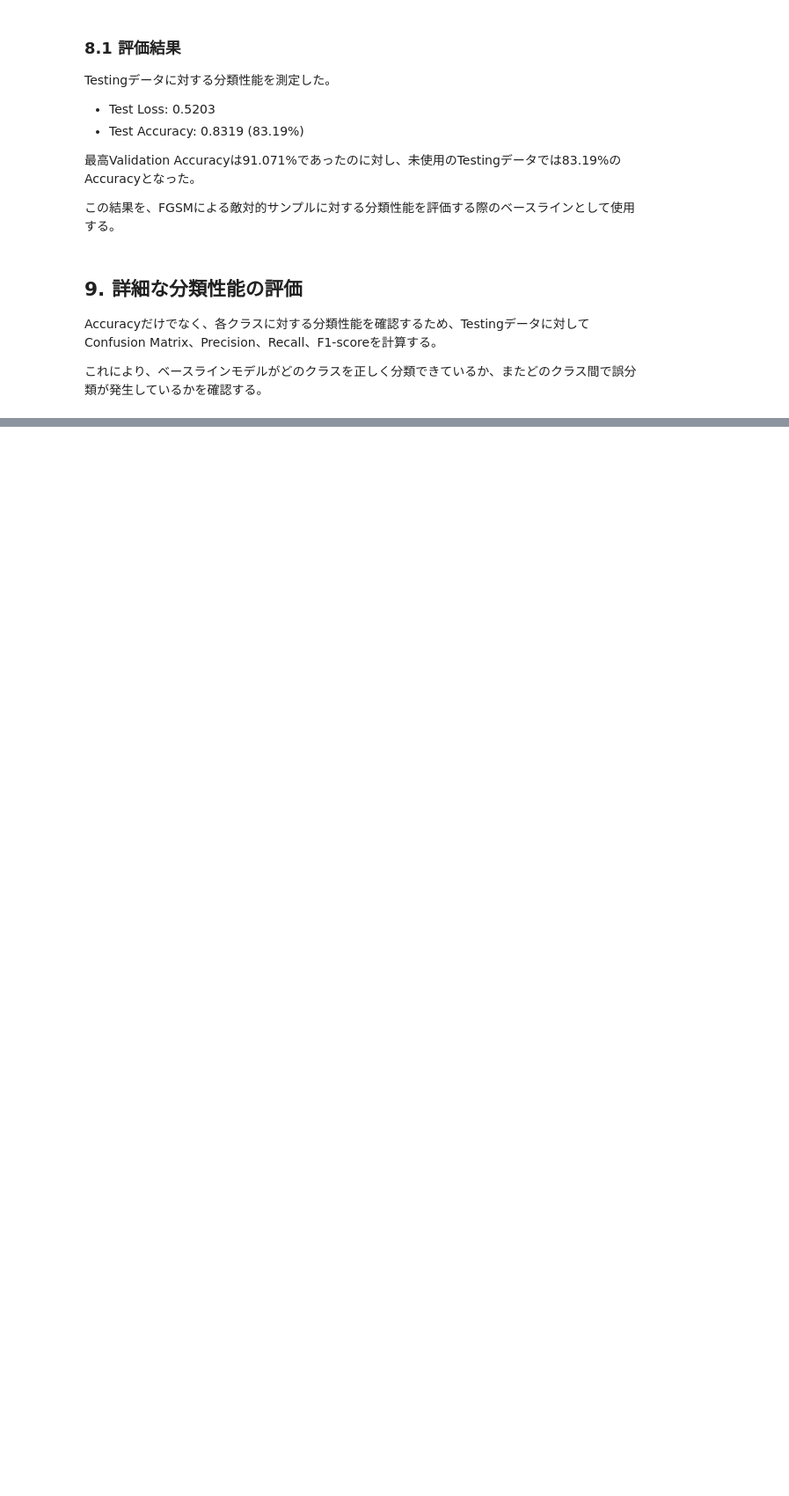
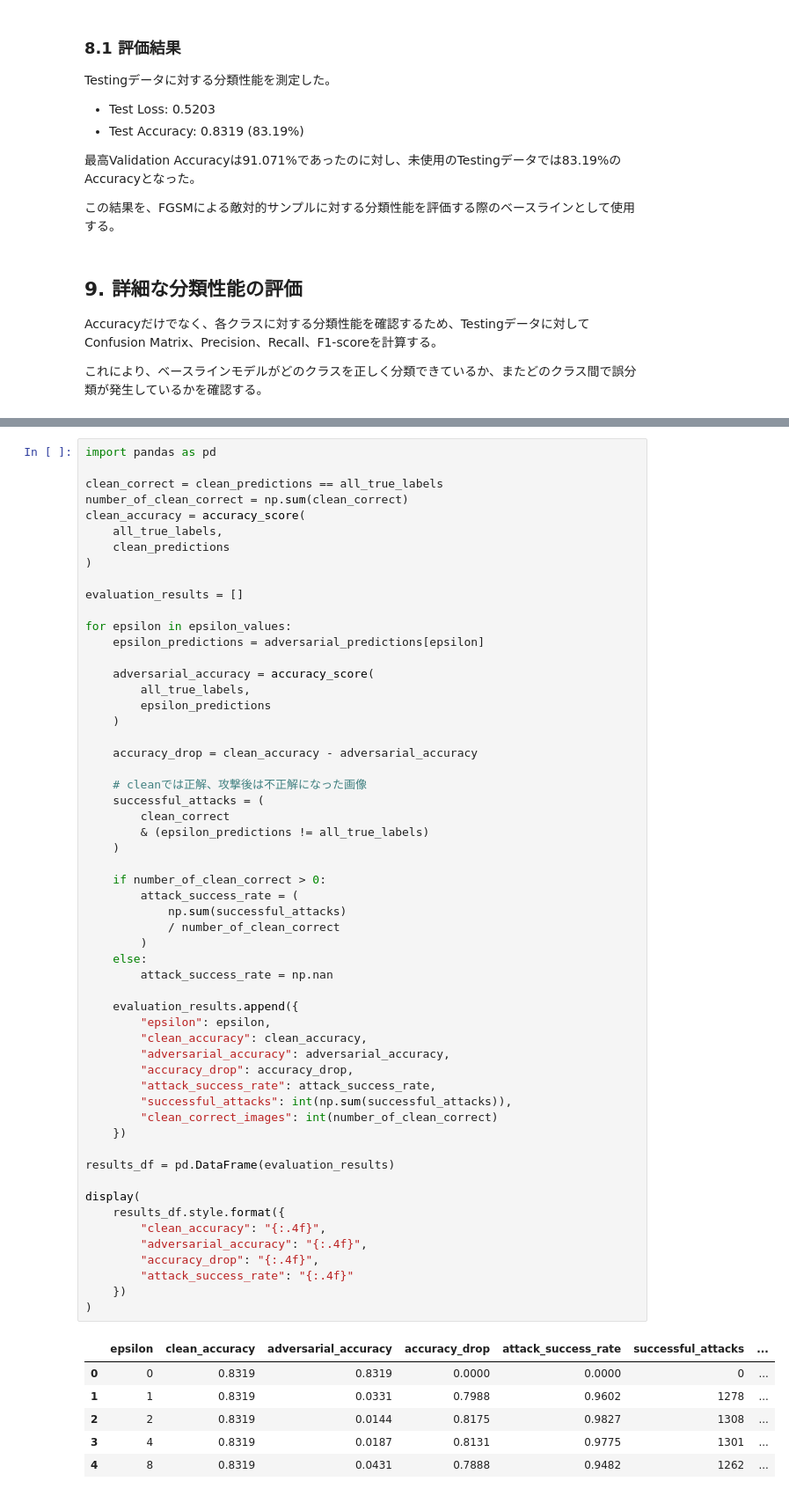
Before and after one commit to ota0425/brain-tumor-adversarial-experiment, a Jupyter notebook: brain_tumor_adversarial_examples.ipynb, the cells around one changed output, grey strips where cells are left out. Shown at 88% size. Saved outputs shown, nothing was run; the diff lists cells and outputs as text; blank space fills up the shorter version.

```diff
--- a/brain_tumor_adversarial_examples.ipynb
+++ b/brain_tumor_adversarial_examples.ipynb
@@ -416,0 +584,63 @@ AttributeError: '_PrefetchDataset' object has no attribute 'class_names'
+# %%
+import pandas as pd
+
+clean_correct = clean_predictions == all_true_labels
+number_of_clean_correct = np.sum(clean_correct)
+clean_accuracy = accuracy_score(
+    all_true_labels,
+    clean_predictions
+)
+
+evaluation_results = []
+
+for epsilon in epsilon_values:
+    epsilon_predictions = adversarial_predictions[epsilon]
+
+    adversarial_accuracy = accuracy_score(
+        all_true_labels,
+        epsilon_predictions
+    )
+
+    accuracy_drop = clean_accuracy - adversarial_accuracy
+
+    # cleanでは正解、攻撃後は不正解になった画像
+    successful_attacks = (
+        clean_correct
+        & (epsilon_predictions != all_true_labels)
+    )
+
+    if number_of_clean_correct > 0:
+        attack_success_rate = (
+            np.sum(successful_attacks)
+            / number_of_clean_correct
+        )
+    else:
+        attack_success_rate = np.nan
+
+    evaluation_results.append({
+        "epsilon": epsilon,
+        "clean_accuracy": clean_accuracy,
+        "adversarial_accuracy": adversarial_accuracy,
+        "accuracy_drop": accuracy_drop,
+        "attack_success_rate": attack_success_rate,
+        "successful_attacks": int(np.sum(successful_attacks)),
+        "clean_correct_images": int(number_of_clean_correct)
+    })
+
+results_df = pd.DataFrame(evaluation_results)
+
+display(
+    results_df.style.format({
+        "clean_accuracy": "{:.4f}",
+        "adversarial_accuracy": "{:.4f}",
+        "accuracy_drop": "{:.4f}",
+        "attack_success_rate": "{:.4f}"
+    })
+)
+# %% [output]
+|  | epsilon | clean_accuracy | adversarial_accuracy | accuracy_drop | attack_success_rate | successful_attacks | ... |
+| 0 | 0 | 0.8319 | 0.8319 | 0.0000 | 0.0000 | 0 | ... |
+| 1 | 1 | 0.8319 | 0.0331 | 0.7988 | 0.9602 | 1278 | ... |
+| 2 | 2 | 0.8319 | 0.0144 | 0.8175 | 0.9827 | 1308 | ... |
+| 3 | 4 | 0.8319 | 0.0187 | 0.8131 | 0.9775 | 1301 | ... |
+| 4 | 8 | 0.8319 | 0.0431 | 0.7888 | 0.9482 | 1262 | ... |
```
Also changed, not shown: parts of 15 cells of this notebook.
